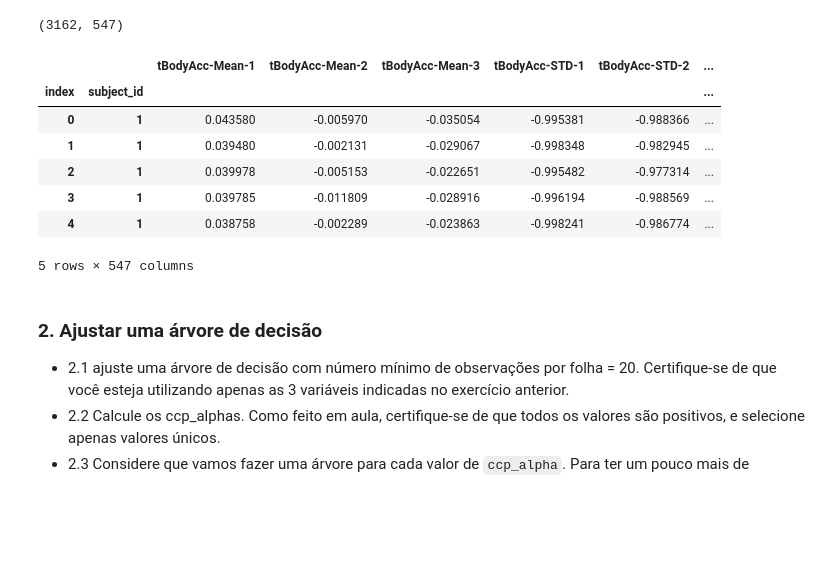
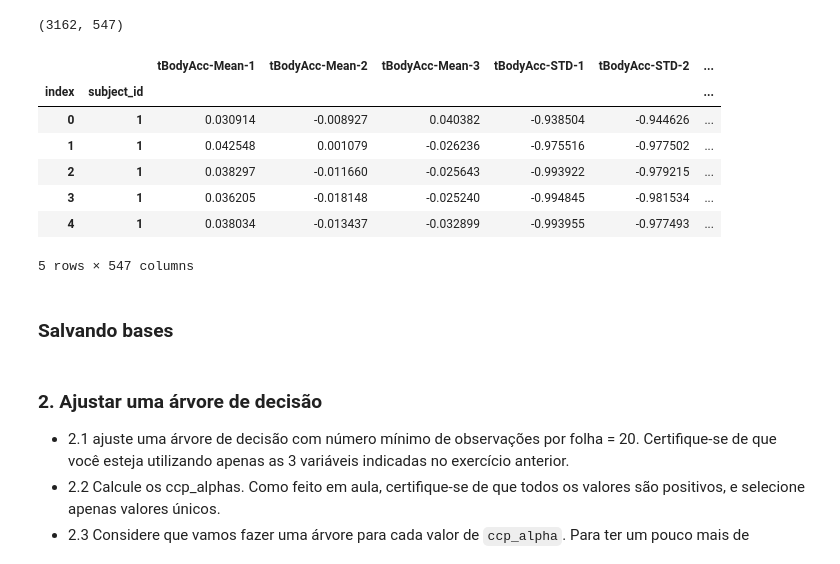
Before and after one commit to njuliacsouza/_projetosEBAC, a Jupyter notebook: Atividade_Modulo_17/tarefa1.ipynb, the cells around one changed output. Cells and saved outputs as stored; diff of their text form; code cells hidden in the pictures; blank space fills up the shorter version.

```diff
--- a/Atividade_Modulo_17/tarefa1.ipynb
+++ b/Atividade_Modulo_17/tarefa1.ipynb
@@ -117,13 +117,15 @@ X_test.shape
 # %% [output]
 (3162, 547)
 # %%
-X_t.head()
+X_test.head()
 # %% [output]
 |  |  | tBodyAcc-Mean-1 | tBodyAcc-Mean-2 | tBodyAcc-Mean-3 | tBodyAcc-STD-1 | tBodyAcc-STD-2 | ... |
 | index | subject_id |  |  |  |  |  | ... |
-| 0 | 1 | 0.043580 | -0.005970 | -0.035054 | -0.995381 | -0.988366 | ... |
-| 1 | 1 | 0.039480 | -0.002131 | -0.029067 | -0.998348 | -0.982945 | ... |
-| 2 | 1 | 0.039978 | -0.005153 | -0.022651 | -0.995482 | -0.977314 | ... |
-| 3 | 1 | 0.039785 | -0.011809 | -0.028916 | -0.996194 | -0.988569 | ... |
-| 4 | 1 | 0.038758 | -0.002289 | -0.023863 | -0.998241 | -0.986774 | ... |
+| 0 | 1 | 0.030914 | -0.008927 | 0.040382 | -0.938504 | -0.944626 | ... |
+| 1 | 1 | 0.042548 | 0.001079 | -0.026236 | -0.975516 | -0.977502 | ... |
+| 2 | 1 | 0.038297 | -0.011660 | -0.025643 | -0.993922 | -0.979215 | ... |
+| 3 | 1 | 0.036205 | -0.018148 | -0.025240 | -0.994845 | -0.981534 | ... |
+| 4 | 1 | 0.038034 | -0.013437 | -0.032899 | -0.993955 | -0.977493 | ... |
 5 rows × 547 columns
+# %% [markdown]
+### Salvando bases
```
Also changed, not shown: parts of 3 cells of this notebook.
